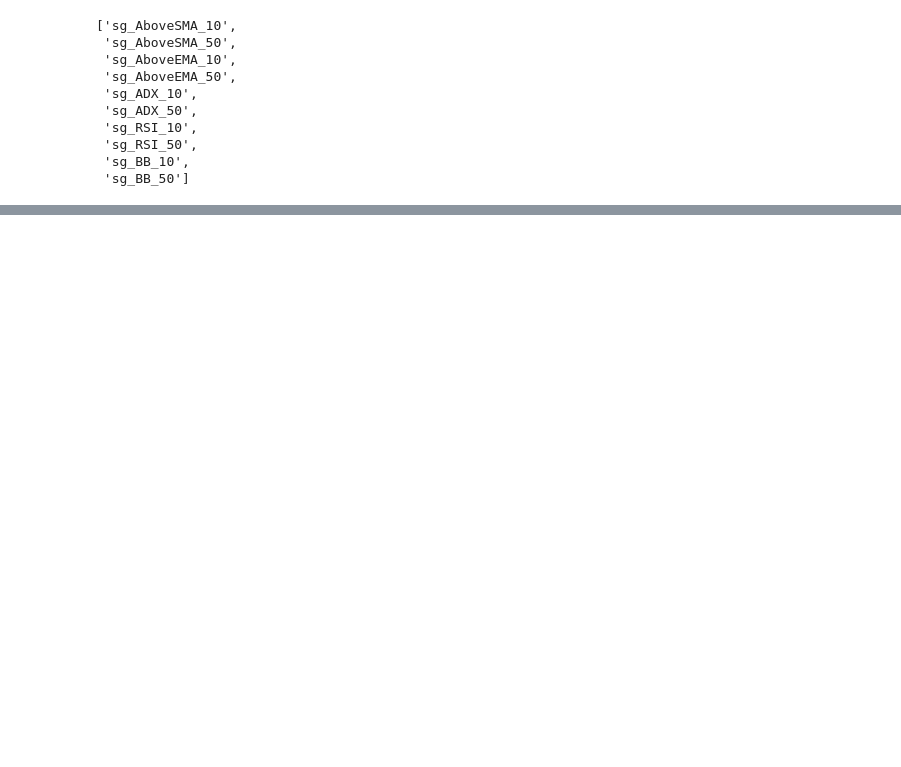
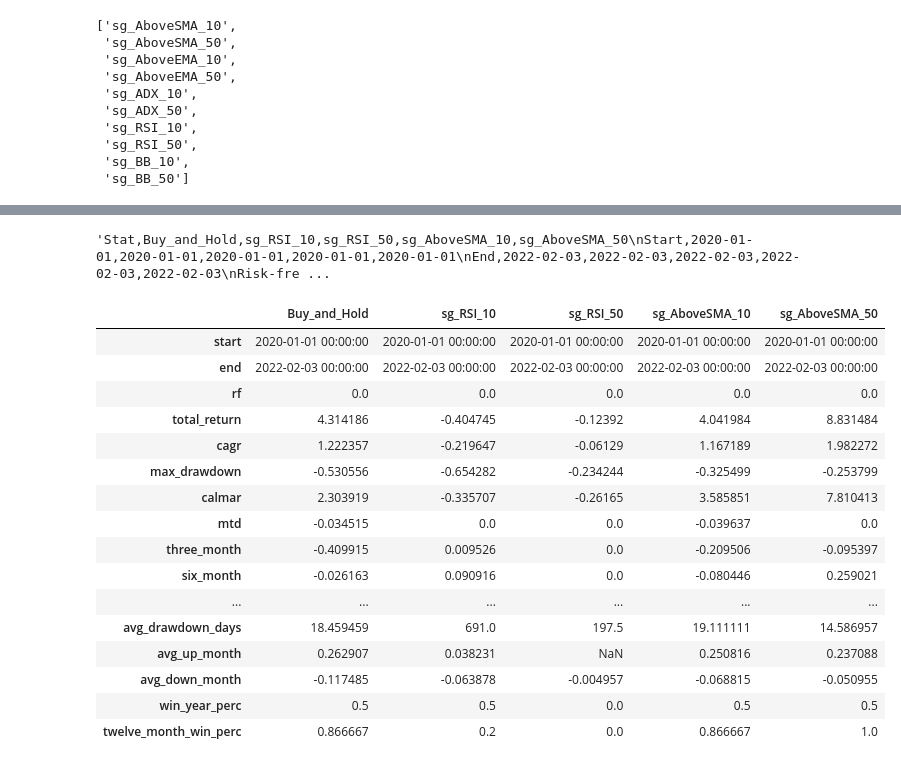
Before and after one commit to sjuanandres0/Chewbacca, a Jupyter notebook: chewie_playground.ipynb, the cells around one changed output, grey strips where cells are left out. Saved outputs shown, nothing was run; the diff lists cells and outputs as text; code cells hidden in the pictures; blank space fills up the shorter version.

Commit message:
Added new plot with Strategies Backtesting

```diff
--- a/chewie_playground.ipynb
+++ b/chewie_playground.ipynb
@@ -187,11 +187,11 @@ bt_result.plot(title='Backtest result')
 [figure]
 # %%
 #### Benchmarking example
-def buy_and_hold(name, df, ticker, start='2020-01-01', end='2021-12-31'):
+def buy_and_hold(df, ticker, signal_name, start='2020-01-01', end='2021-12-31'):
     # Get the data
     close = df.loc[(df.ticker==ticker) & (df.index>start) & (df.index<end)]['Close'].to_frame()
     # Define the benchmark strategy
-    bt_strategy = bt.Strategy(name,
+    bt_strategy = bt.Strategy(signal_name,
         [bt.algos.RunOnce(),
         bt.algos.SelectAll(),
         bt.algos.WeighEqually(),
@@ -211,7 +211,7 @@ def signal_rever(df, ticker, signal_name, start='2020-01-01', end='2021-12-31'):
     return bt.Backtest(bt_strategy, close)
 # %%
 # Strategy Optimization example
-def signal_trend(df, ticker, signal_name, start='2018-4-1', end='2020-11-1'):
+def signal_trend(df, ticker, signal_name, start='2020-01-01', end='2021-12-31'):
     close = df.loc[(df.ticker==ticker) & (df.index>start) & (df.index<end)]['Close'].to_frame()
     signal = df.loc[(df.ticker==ticker) & (df.index>start) & (df.index<end)][signal_name]
     signal = signal.apply(chewie_pack.BHS_to_sg).to_frame(name='Close')
@@ -239,12 +239,12 @@ ticker='MSFT'
 start='2020-01-01'
 end='2022-02-04'
 
-benchmark = buy_and_hold(df=df, ticker=ticker, name='Buy_and_Hold', start=start, end=end)
+benchmark = buy_and_hold(df=df, ticker=ticker, signal_name='Buy_and_Hold', start=start, end=end)
 sg_RSI_10 = signal_rever(df=df, ticker=ticker, signal_name='sg_RSI_10', start=start, end=end)
 sg_RSI_50 = signal_rever(df=df, ticker=ticker, signal_name='sg_RSI_50', start=start, end=end)
 sg_AboveSMA_10 = signal_trend(df=df, ticker=ticker, signal_name='sg_AboveSMA_10', start=start, end=end)
 sg_AboveSMA_50 = signal_trend(df=df, ticker=ticker, signal_name='sg_AboveSMA_50', start=start, end=end)
 # Run all backtests and plot the resutls
 bt_results = bt.run(benchmark, sg_RSI_10, sg_RSI_50, sg_AboveSMA_10, sg_AboveSMA_50)
-bt_results.plot(title='Strategy Optimization')
+bt_results.plot(title='Strategies for {}'.format(ticker))
 # %% [output]
@@ -255,12 +255,12 @@ ticker='BTC-USD'
 start='2020-01-01'
 end='2022-02-04'
 
-benchmark = buy_and_hold(df=df, ticker=ticker, name='Buy_and_Hold', start=start, end=end)
+benchmark = buy_and_hold(df=df, ticker=ticker, signal_name='Buy_and_Hold', start=start, end=end)
 sg_RSI_10 = signal_rever(df=df, ticker=ticker, signal_name='sg_RSI_10', start=start, end=end)
 sg_RSI_50 = signal_rever(df=df, ticker=ticker, signal_name='sg_RSI_50', start=start, end=end)
 sg_AboveSMA_10 = signal_trend(df=df, ticker=ticker, signal_name='sg_AboveSMA_10', start=start, end=end)
 sg_AboveSMA_50 = signal_trend(df=df, ticker=ticker, signal_name='sg_AboveSMA_50', start=start, end=end)
 # Run all backtests and plot the resutls
 bt_results = bt.run(benchmark, sg_RSI_10, sg_RSI_50, sg_AboveSMA_10, sg_AboveSMA_50)
-bt_results.plot(title='Strategy Optimization')
+bt_results.plot(title='Strategies for {}'.format(ticker))
 # %% [output]
@@ -268,0 +314,25 @@ bt_results.plot(title='Strategy Optimization')
+# %%
+#http://pmorissette.github.io/ffn/ffn.html#ffn.core.GroupStats
+bt_results.to_csv()
+# %% [output]
+'Stat,Buy_and_Hold,sg_RSI_10,sg_RSI_50,sg_AboveSMA_10,sg_AboveSMA_50\nStart,2020-01-01,2020-01-01,2020-01-01,2020-01-01,2020-01-01\nEnd,2022-02-03,2022-02-03,2022-02-03,2022-02-03,2022-02-03\nRisk-fre ...
+# %%
+bt_results.stats
+# %% [output]
+|  | Buy_and_Hold | sg_RSI_10 | sg_RSI_50 | sg_AboveSMA_10 | sg_AboveSMA_50 |
+| start | 2020-01-01 00:00:00 | 2020-01-01 00:00:00 | 2020-01-01 00:00:00 | 2020-01-01 00:00:00 | 2020-01-01 00:00:00 |
+| end | 2022-02-03 00:00:00 | 2022-02-03 00:00:00 | 2022-02-03 00:00:00 | 2022-02-03 00:00:00 | 2022-02-03 00:00:00 |
+| rf | 0.0 | 0.0 | 0.0 | 0.0 | 0.0 |
+| total_return | 4.314186 | -0.404745 | -0.12392 | 4.041984 | 8.831484 |
+| cagr | 1.222357 | -0.219647 | -0.06129 | 1.167189 | 1.982272 |
+| max_drawdown | -0.530556 | -0.654282 | -0.234244 | -0.325499 | -0.253799 |
+| calmar | 2.303919 | -0.335707 | -0.26165 | 3.585851 | 7.810413 |
+| mtd | -0.034515 | 0.0 | 0.0 | -0.039637 | 0.0 |
+| three_month | -0.409915 | 0.009526 | 0.0 | -0.209506 | -0.095397 |
+| six_month | -0.026163 | 0.090916 | 0.0 | -0.080446 | 0.259021 |
+| ... | ... | ... | ... | ... | ... |
+| avg_drawdown_days | 18.459459 | 691.0 | 197.5 | 19.111111 | 14.586957 |
+| avg_up_month | 0.262907 | 0.038231 | NaN | 0.250816 | 0.237088 |
+| avg_down_month | -0.117485 | -0.063878 | -0.004957 | -0.068815 | -0.050955 |
+| win_year_perc | 0.5 | 0.5 | 0.0 | 0.5 | 0.5 |
+| twelve_month_win_perc | 0.866667 | 0.2 | 0.0 | 0.866667 | 1.0 |
```
Also changed, not shown: parts of 13 cells of this notebook, 2 other files.
